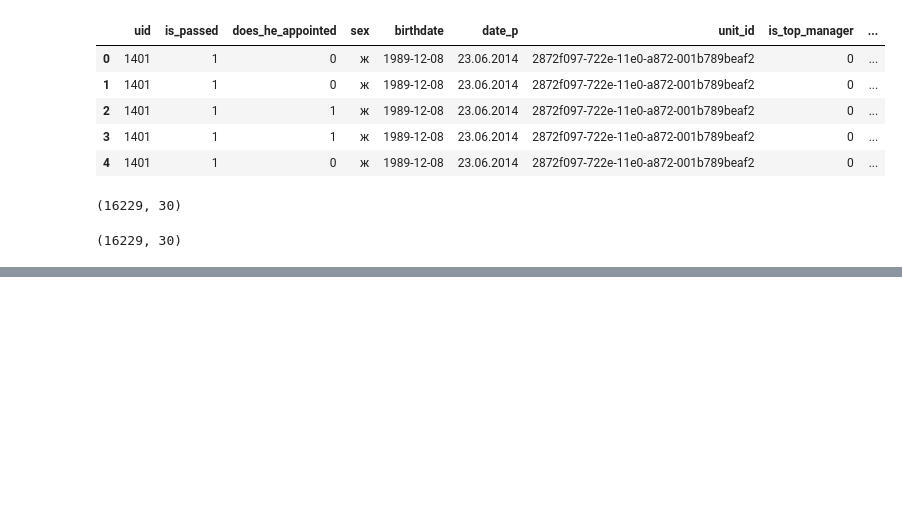
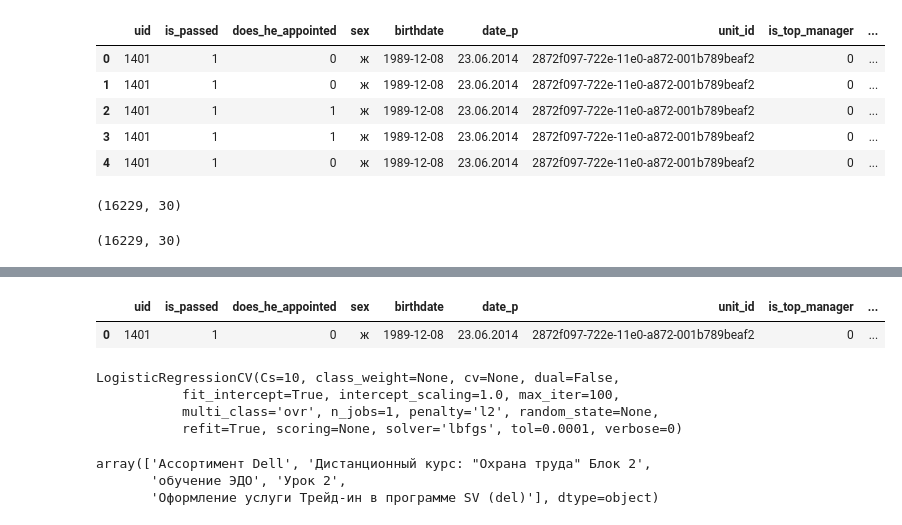
Before and after one commit to dp-cylme/hrhackathon, a Jupyter notebook: notebooks/d61h6ka.ipynb, the cells around one changed output, grey strips where cells are left out. Drawn from its saved outputs; the diff is of its cells as text; code cells hidden in the pictures; blank space fills up the shorter version.

```diff
--- a/notebooks/d61h6ka.ipynb
+++ b/notebooks/d61h6ka.ipynb
@@ -358,0 +353,5 @@ duration_greater_15d: -1.7050534028921527
+# %%
+prepeared.head(1)
+# %% [output]
+|  | uid | is_passed | does_he_appointed | sex | birthdate | date_p | unit_id | is_top_manager | ... |
+| 0 | 1401 | 1 | 0 | ж | 1989-12-08 | 23.06.2014 | 2872f097-722e-11e0-a872-001b789beaf2 | 0 | ... |
@@ -358,0 +414,34 @@ duration_greater_15d: -1.7050534028921527
+# %%
+classifier.fit(X, y)
+# %% [output]
+LogisticRegressionCV(Cs=10, class_weight=None, cv=None, dual=False,
+           fit_intercept=True, intercept_scaling=1.0, max_iter=100,
+           multi_class='ovr', n_jobs=1, penalty='l2', random_state=None,
+           refit=True, scoring=None, solver='lbfgs', tol=0.0001, verbose=0)
+# %%
+uid = "u995"
+
+df_ = prepeared.iloc[prepeared[prepeared.uid == user_encoder.transform([uid])[0]].index[0]].to_frame().T
+df_ = (df_.assign(uid=lambda x: pd.to_numeric(x.uid))
+    .assign(is_passed=lambda x: pd.to_numeric(x.is_passed))
+    .assign(does_he_appointed=lambda x: pd.to_numeric(x.does_he_appointed))
+    .assign(birthdate=lambda x: pd.to_datetime(x.birthdate))
+    .assign(is_top_manager=lambda x: pd.to_numeric(x.is_top_manager))
+    .assign(priem=lambda x: pd.Series(x.priem.values))
+    .assign(duration=lambda x: pd.Series(x.duration.values))
+    .assign(age=lambda x: pd.Series(x.age.values))
+    .assign(cid=lambda x: pd.to_numeric(x.cid))
+    )
+
+uid_X_f = feature_matrix(df_, ["position", "is_top_manager", "does_he_appointed", "sex",
+                     "priem", "duration", "age"],
+                     {"duration": duration, "age": age, "priem": priem})
+
+uid_X_test = np.hstack((np.resize(uid_X_f, (cf_model.item_embeddings.shape[0], uid_X_f.shape[1])),cf_model.item_embeddings))
+
+passed_courses = set(prepeared[prepeared.uid == user_encoder.transform([uid])[0]].cid.values)
+course_encoder.inverse_transform(list(filter(lambda el: el not in passed_courses, np.argsort(classifier.predict_proba(uid_X_test)[:,1])[::-1])))[:5]
+# %% [output]
+array(['Ассортимент Dell', 'Дистанционный курс: "Охрана труда" Блок 2',
+       'обучение ЭДО', 'Урок 2',
+       'Оформление услуги Трейд-ин в программе SV (del)'], dtype=object)
```
Also changed, not shown: parts of 13 cells of this notebook.
